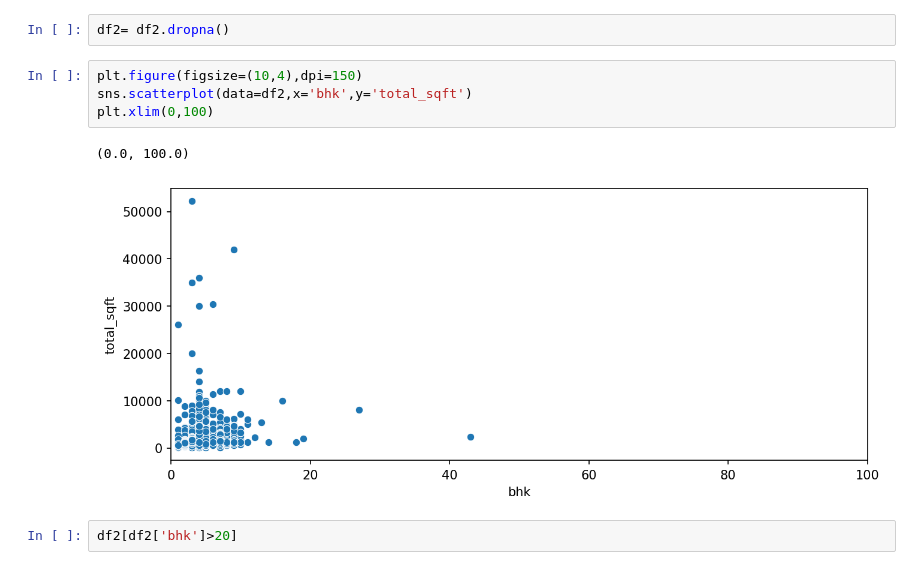
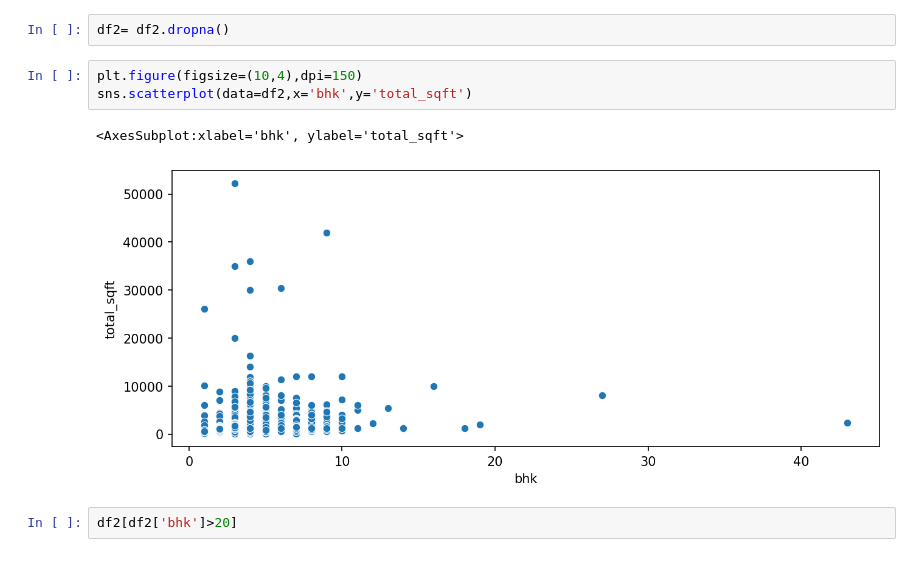
Before and after one commit to allan-mathews/Kaggle-Projects, a Jupyter notebook: bengaluru_house_pricing.ipynb, the cells around one changed output. Drawn from its saved outputs; the diff is of its cells as text.

```diff
--- a/bengaluru_house_pricing.ipynb
+++ b/bengaluru_house_pricing.ipynb
@@ -126,10 +126,9 @@ df2= df2.dropna()
 # %%
 plt.figure(figsize=(10,4),dpi=150)
 sns.scatterplot(data=df2,x='bhk',y='total_sqft')
-plt.xlim(0,100)
 # %% [output]
-(0.0, 100.0)
+<AxesSubplot:xlabel='bhk', ylabel='total_sqft'>
-[figure, old version]
+[figure, new version]
 # %%
 df2[df2['bhk']>20]
 # %% [output]
```
Also changed, not shown: parts of 2 cells of this notebook.
